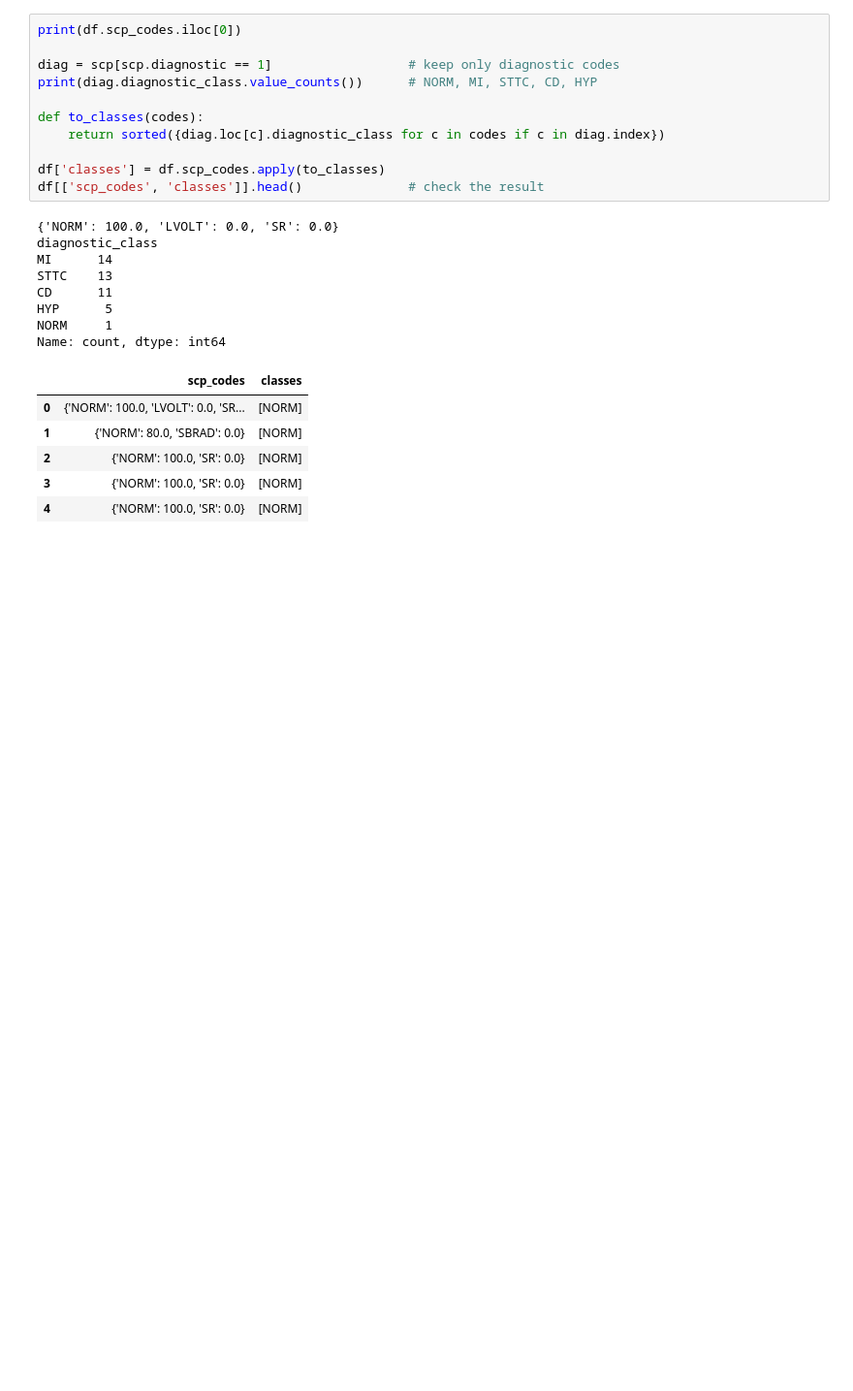
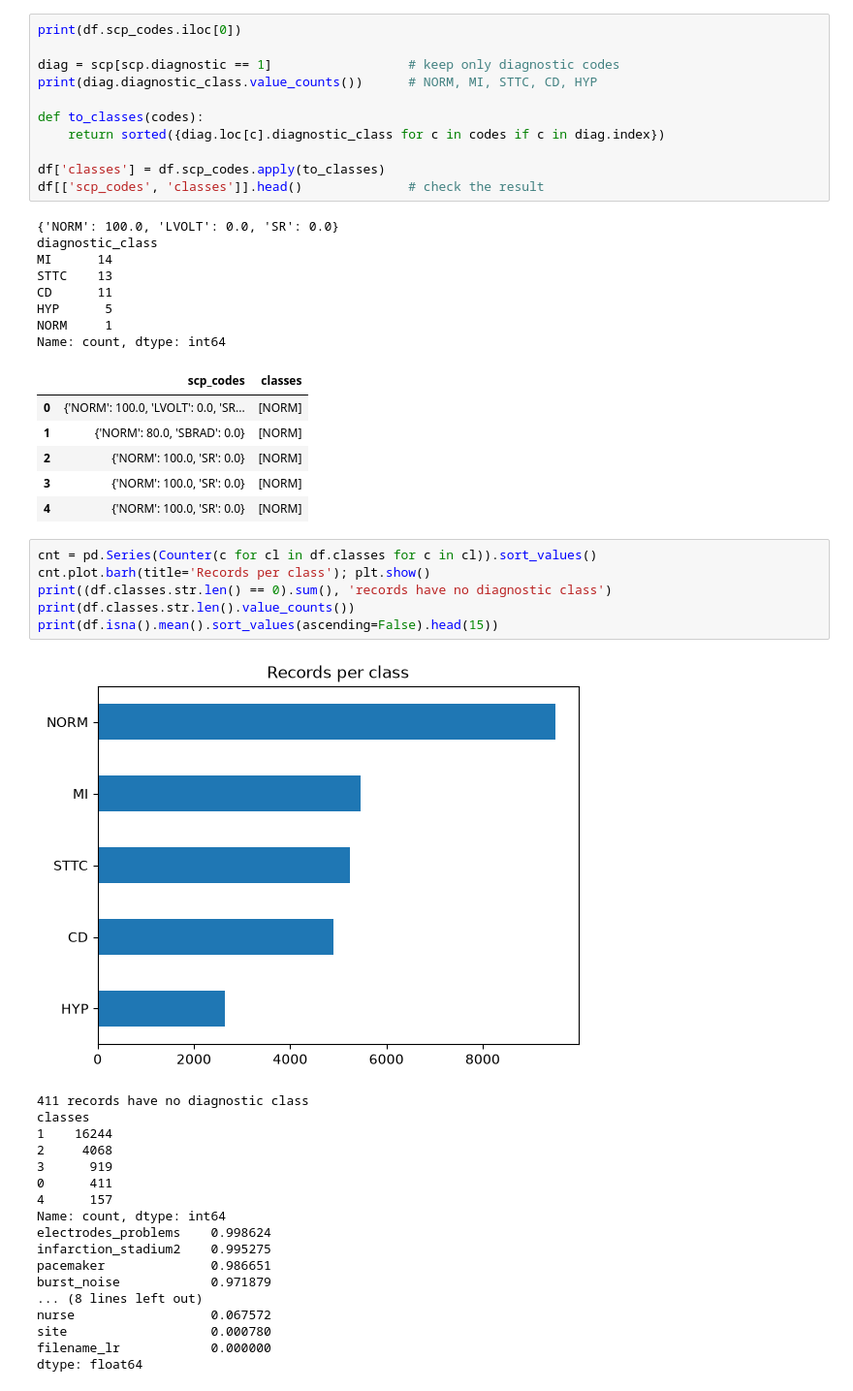
Before and after one commit to Prianka-0011/CardioTrustAI, a Jupyter notebook: src/CardioTrustAI.Backend/CardioTrustAI.PythonAPI/experiments/experiment-continuew.ipynb, the cells around one changed output. Shown at 97% size. Cells and saved outputs as stored; diff of their text form; blank space fills up the shorter version.

```diff
--- a/src/CardioTrustAI.Backend/CardioTrustAI.PythonAPI/experiments/experiment-continuew.ipynb
+++ b/src/CardioTrustAI.Backend/CardioTrustAI.PythonAPI/experiments/experiment-continuew.ipynb
@@ -79,3 +79,28 @@ Name: count, dtype: int64
 | 2 | {'NORM': 100.0, 'SR': 0.0} | [NORM] |
 | 3 | {'NORM': 100.0, 'SR': 0.0} | [NORM] |
 | 4 | {'NORM': 100.0, 'SR': 0.0} | [NORM] |
+# %%
+cnt = pd.Series(Counter(c for cl in df.classes for c in cl)).sort_values()
+cnt.plot.barh(title='Records per class'); plt.show()
+print((df.classes.str.len() == 0).sum(), 'records have no diagnostic class')
+print(df.classes.str.len().value_counts())
+print(df.isna().mean().sort_values(ascending=False).head(15))
+# %% [output]
+[figure, added]
+411 records have no diagnostic class
+classes
+1    16244
+2     4068
+3      919
+0      411
+4      157
+Name: count, dtype: int64
+electrodes_problems    0.998624
+infarction_stadium2    0.995275
+pacemaker              0.986651
+burst_noise            0.971879
+... (8 lines left out)
+nurse                  0.067572
+site                   0.000780
+filename_lr            0.000000
+dtype: float64
```
Also changed, not shown: parts of 11 cells of this notebook, 24 other files.
